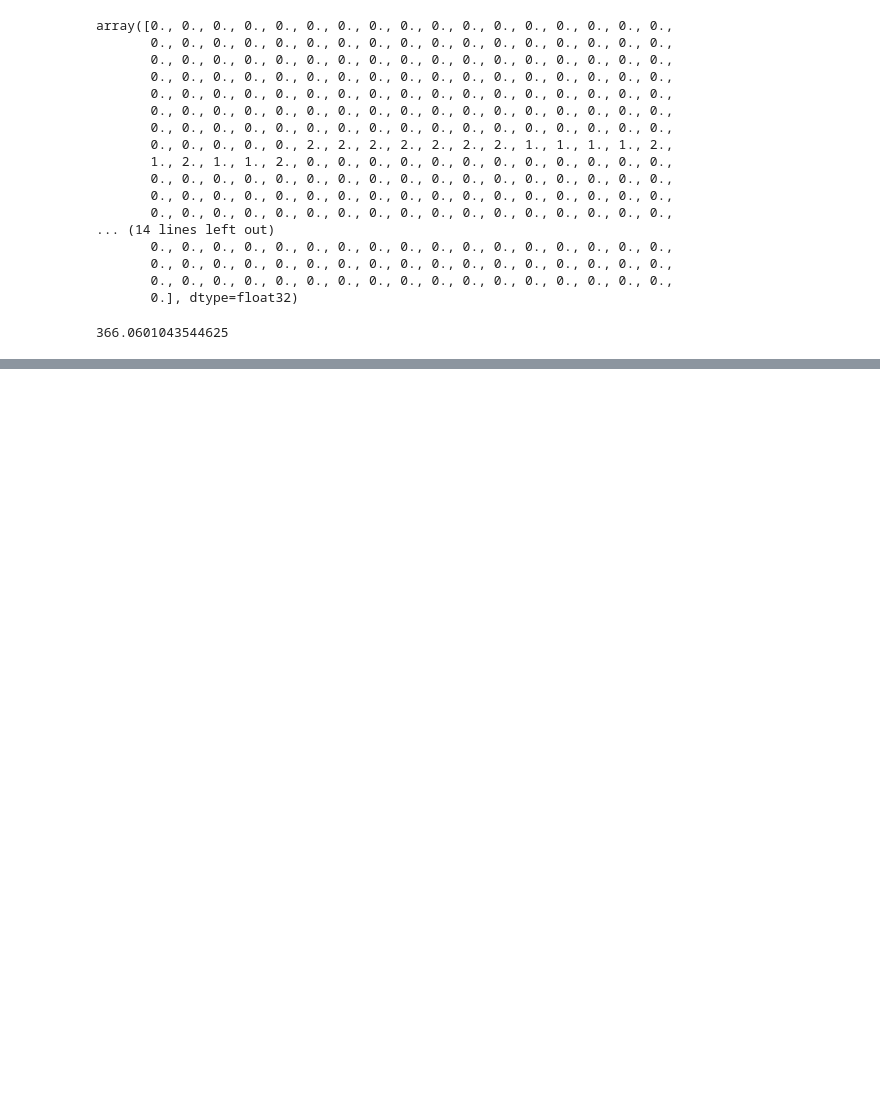
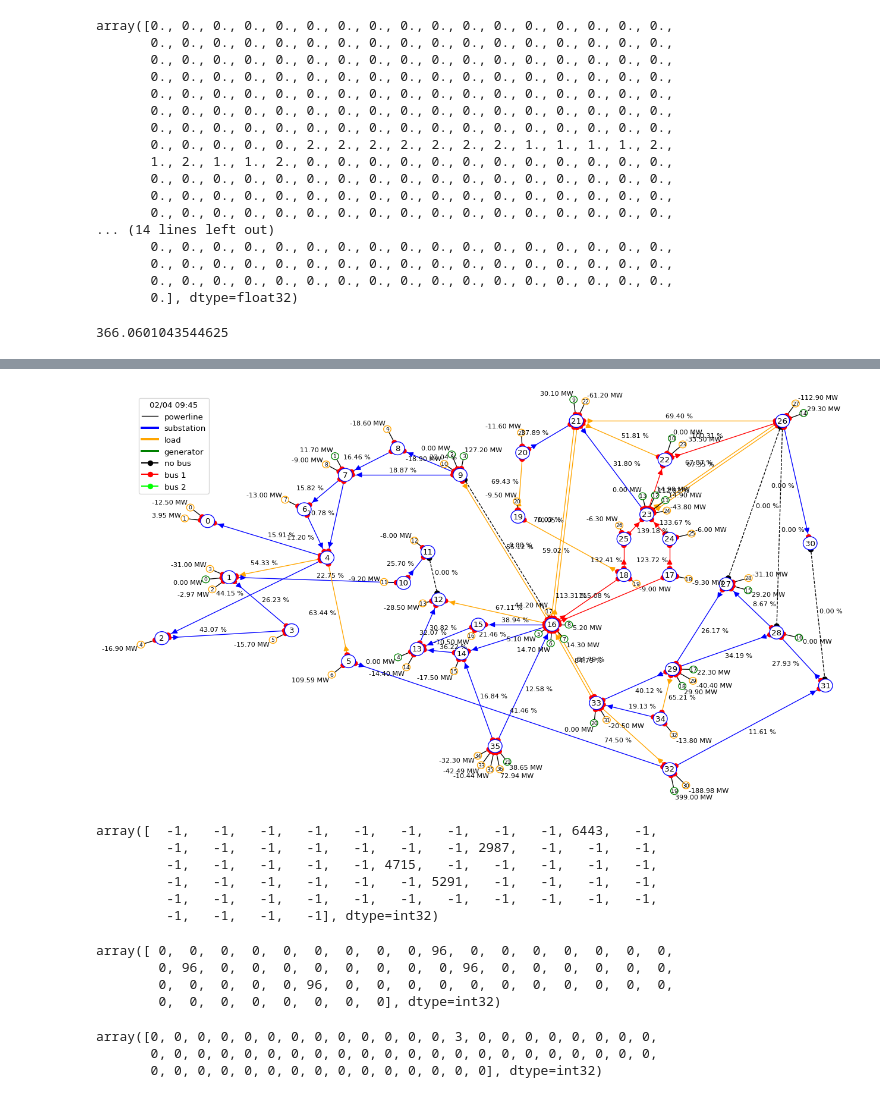
Before and after one commit to falcondai/alpha-grid, a Jupyter notebook: scripts/explore-dataset.ipynb, the cells around one changed output, grey strips where cells are left out. Cells and saved outputs as stored; diff of their text form; code cells hidden in the pictures; blank space fills up the shorter version.

```diff
--- a/scripts/explore-dataset.ipynb
+++ b/scripts/explore-dataset.ipynb
@@ -334,0 +345,4 @@ array([ 3,  6,  3,  3,  6,  3,  3,  6,  3,  7,  3,  3,  4,  5,  4,  3, 17,
+# %%
+gen_p, *_ = env.backend.generators_info()
+load_p, *_ = env.backend.loads_info()
+losses = np.sum(gen_p) - np.sum(load_p)
@@ -556,0 +679,7 @@ array(['thermal', 'wind', 'thermal', 'hydro', 'thermal', 'wind', 'solar',
+# %%
+change_bus = env.action_space({
+    'change_bus': {
+        'lines_or_id': [10]
+    }
+})
+print(change_bus)
@@ -556,0 +695,2 @@ array(['thermal', 'wind', 'thermal', 'hydro', 'thermal', 'wind', 'solar',
+# %%
+env.step(change_bus)
@@ -556,0 +755,25 @@ array(['thermal', 'wind', 'thermal', 'hydro', 'thermal', 'wind', 'solar',
+# %%
+env.set_id(0)
+obs = env.reset()
+# plot_helper.plot_obs(obs)
+done = False
+while not done:
+    ac = env.action_space({
+#         'set_line_status': [
+#             (13, -1),
+#         ],
+        'set_bus': {
+            'generators_id': [
+              (0, 2),
+            ],
+            'lines_or_id': [
+              (3, 2),
+            ],
+        },
+#         'change_bus': {
+#             'generators_id': range(obs.n_gen)
+#         }
+    })
+    print(ac)
+    obs, rew, done, info = env.step(ac)
+    print(info['exception'])
@@ -556,0 +837,26 @@ array(['thermal', 'wind', 'thermal', 'hydro', 'thermal', 'wind', 'solar',
+# %%
+_ = plot_helper.plot_obs(obs)
+# %% [output]
+[figure, added]
+# %%
+obs.time_next_maintenance
+# %% [output]
+array([  -1,   -1,   -1,   -1,   -1,   -1,   -1,   -1,   -1, 6443,   -1,
+         -1,   -1,   -1,   -1,   -1,   -1,   -1, 2987,   -1,   -1,   -1,
+         -1,   -1,   -1,   -1,   -1, 4715,   -1,   -1,   -1,   -1,   -1,
+         -1,   -1,   -1,   -1,   -1,   -1, 5291,   -1,   -1,   -1,   -1,
+         -1,   -1,   -1,   -1,   -1,   -1,   -1,   -1,   -1,   -1,   -1,
+         -1,   -1,   -1,   -1], dtype=int32)
+# %%
+obs.duration_next_maintenance
+# %% [output]
+array([ 0,  0,  0,  0,  0,  0,  0,  0,  0, 96,  0,  0,  0,  0,  0,  0,  0,
+        0, 96,  0,  0,  0,  0,  0,  0,  0,  0, 96,  0,  0,  0,  0,  0,  0,
+        0,  0,  0,  0,  0, 96,  0,  0,  0,  0,  0,  0,  0,  0,  0,  0,  0,
+        0,  0,  0,  0,  0,  0,  0,  0], dtype=int32)
+# %%
+obs.time_before_cooldown_line
+# %% [output]
+array([0, 0, 0, 0, 0, 0, 0, 0, 0, 0, 0, 0, 0, 3, 0, 0, 0, 0, 0, 0, 0, 0,
+       0, 0, 0, 0, 0, 0, 0, 0, 0, 0, 0, 0, 0, 0, 0, 0, 0, 0, 0, 0, 0, 0,
+       0, 0, 0, 0, 0, 0, 0, 0, 0, 0, 0, 0, 0, 0, 0], dtype=int32)
```
Also changed, not shown: parts of 165 cells of this notebook, 6 other files.
